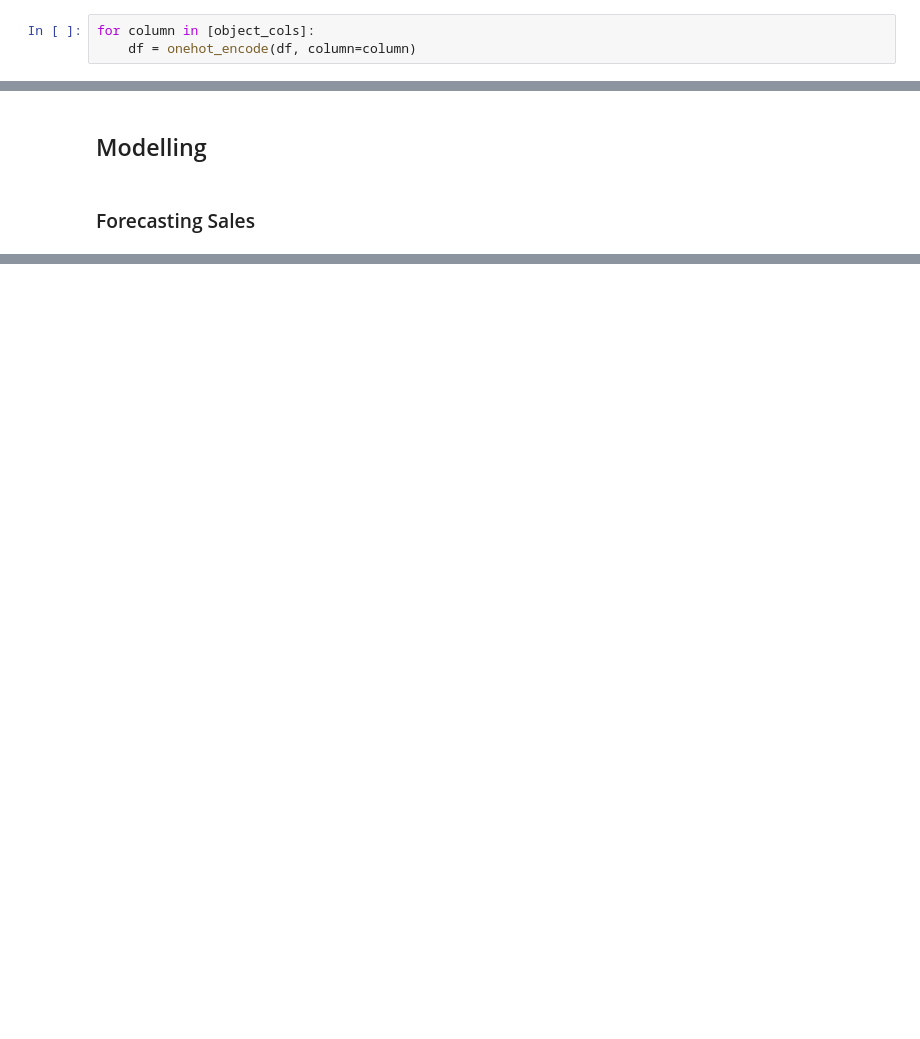
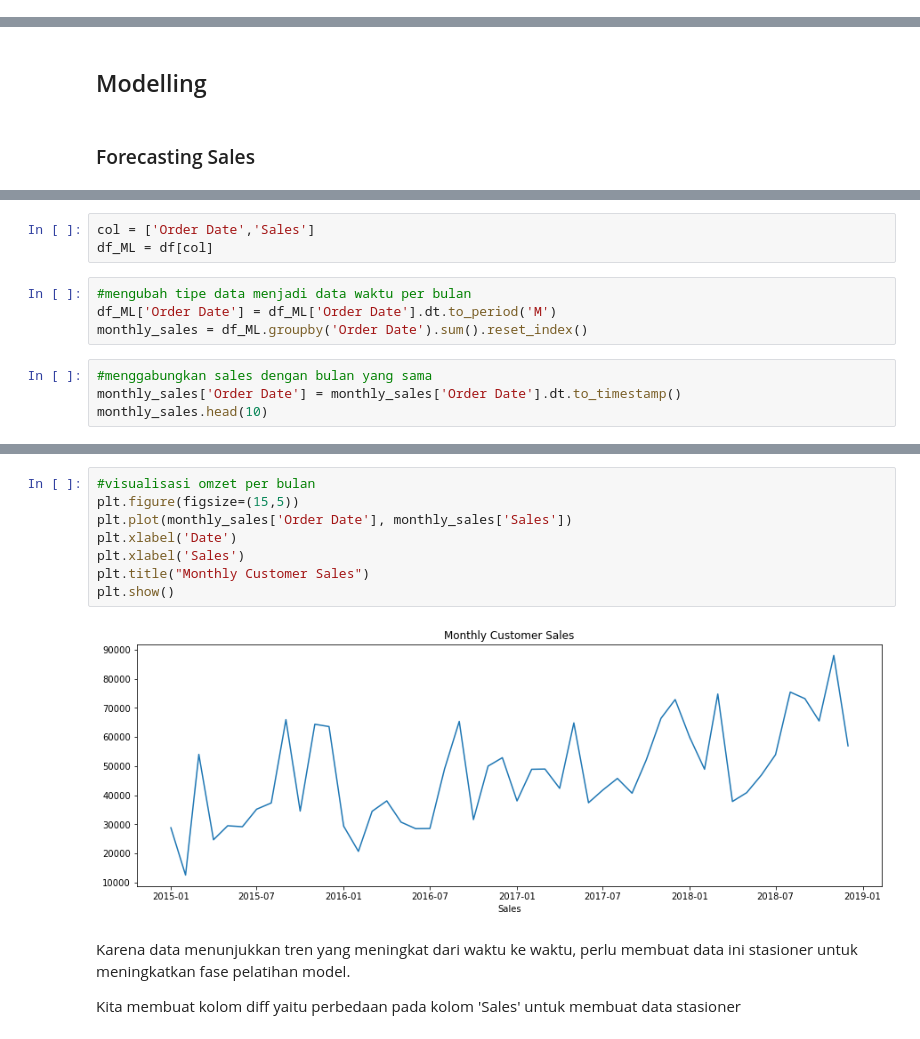
Before and after one commit to aliradn/project-portofolio-1, a Jupyter notebook: Super Store.ipynb, the cells around one changed output, grey strips where cells are left out. Cells and saved outputs as stored; diff of their text form; blank space fills up the shorter version.

```diff
--- a/Super Store.ipynb
+++ b/Super Store.ipynb
@@ -421,3 +406,0 @@ def onehot_encode(df, column):
-# %%
-for column in [object_cols]:
-    df = onehot_encode(df, column=column)
@@ -445,0 +413,11 @@ df
+# %%
+col = ['Order Date','Sales']
+df_ML = df[col]
+# %%
+#mengubah tipe data menjadi data waktu per bulan
+df_ML['Order Date'] = df_ML['Order Date'].dt.to_period('M')
+monthly_sales = df_ML.groupby('Order Date').sum().reset_index()
+# %%
+#menggabungkan sales dengan bulan yang sama
+monthly_sales['Order Date'] = monthly_sales['Order Date'].dt.to_timestamp()
+monthly_sales.head(10)
@@ -445,0 +436,14 @@ df
+# %%
+#visualisasi omzet per bulan
+plt.figure(figsize=(15,5))
+plt.plot(monthly_sales['Order Date'], monthly_sales['Sales'])
+plt.xlabel('Date')
+plt.xlabel('Sales')
+plt.title("Monthly Customer Sales")
+plt.show()
+# %% [output]
+[figure, added]
+# %% [markdown]
+Karena data menunjukkan tren yang meningkat dari waktu ke waktu,  perlu membuat data ini stasioner untuk meningkatkan fase pelatihan model.
+
+Kita membuat kolom diff yaitu perbedaan pada kolom 'Sales' untuk membuat data stasioner
```
Also changed, not shown: parts of 74 cells of this notebook, 1 other file.
